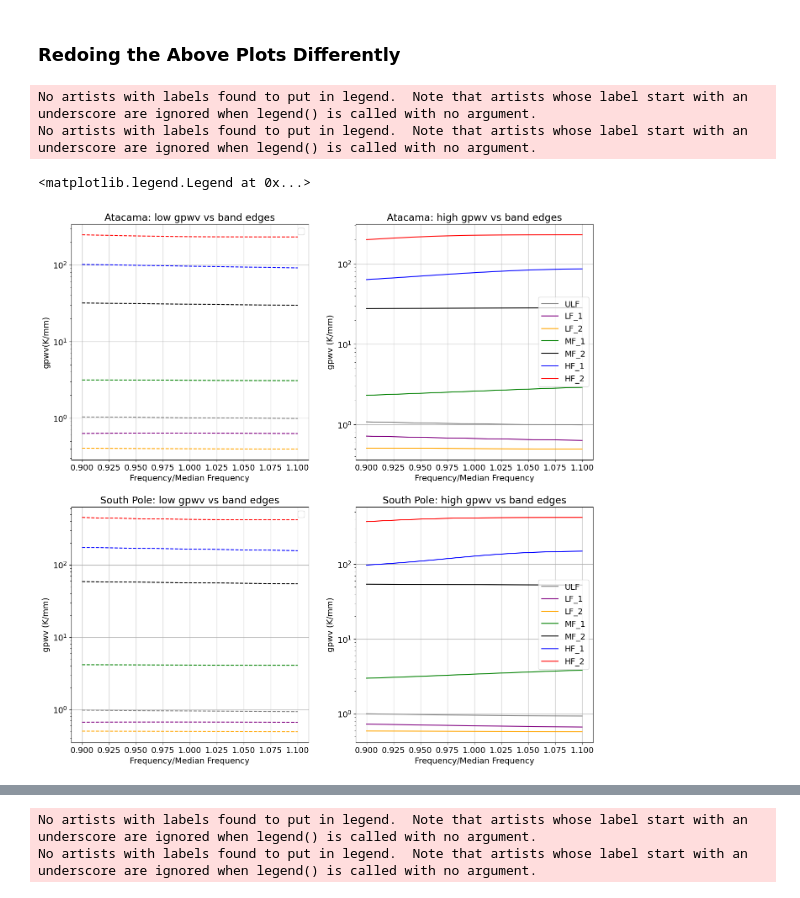
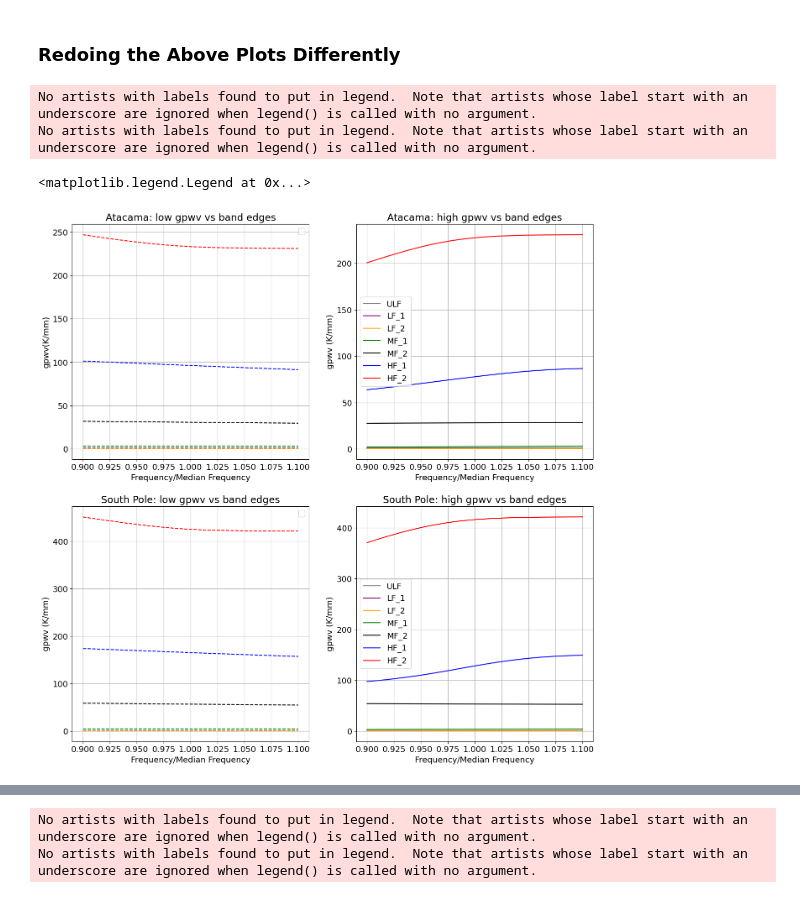
Before and after one commit to JohnRuhl/Atmos_pwv_flucts, a Jupyter notebook: Atmos_pwv_flucts.ipynb, the cells around one changed output, grey strips where cells are left out. Saved outputs shown, nothing was run; the diff lists cells and outputs as text; code cells hidden in the pictures.

```diff
--- a/Atmos_pwv_flucts.ipynb
+++ b/Atmos_pwv_flucts.ipynb
@@ -823,8 +823,8 @@ plt.grid()
 
 plt.subplot(2,1,2)
 for ch in chlist:
-    plt.plot(atacama_dict[900][ch]['highvec'], atacama_dict[900][ch]['gpwv_h'], color='red')
-    plt.plot(spole_dict[300][ch]['highvec'], spole_dict[300][ch]['gpwv_h'], color='pink')
+    plt.semilogy(atacama_dict[900][ch]['highvec'], atacama_dict[900][ch]['gpwv_h'], color='red')
+    plt.semilogy(spole_dict[300][ch]['highvec'], spole_dict[300][ch]['gpwv_h'], color='pink')
 plt.ylabel('gpwv_h')
 plt.xlabel('Frequency (GHz)')
 plt.grid()
@@ -924,7 +924,7 @@ bandarray=list(bandtype_dict.keys())
 plt.subplot(2,2,1)
 for ch in chlist:
     btype=bandtype_dict['LAT'][ch]
-    plt.semilogy(atacama_dict[900][ch]['lowvec']/np.median(atacama_dict[900][ch]['lowvec']), (atacama_dict[900][ch]['gpwv_l']), color=btype, linestyle='dashed')#, label=ch)
+    plt.plot(atacama_dict[900][ch]['lowvec']/np.median(atacama_dict[900][ch]['lowvec']), (atacama_dict[900][ch]['gpwv_l']), color=btype, linestyle='dashed')#, label=ch)
 plt.ylabel('gpwv(K/mm)')
 plt.xlabel('Frequency/Median Frequency')
 plt.title('Atacama: low gpwv vs band edges')
@@ -934,34 +934,34 @@ plt.legend()
 plt.subplot(2,2,2)
 for ch in chlist:
     btype=bandtype_dict['LAT'][ch]
-    plt.semilogy(atacama_dict[900][ch]['highvec']/np.median(atacama_dict[900][ch]['highvec']), (atacama_dict[900][ch]['gpwv_h']), color=btype, label=ch)
+    plt.plot(atacama_dict[900][ch]['highvec']/np.median(atacama_dict[900][ch]['highvec']), (atacama_dict[900][ch]['gpwv_h']), color=btype, label=ch)
 plt.ylabel('gpwv (K/mm)')
 plt.xlabel('Frequency/Median Frequency')
 plt.title('Atacama: high gpwv vs band edges')
 plt.grid()
 plt.legend()
 
 plt.subplot(2,2,3)
 for ch in chlist:
     btype=bandtype_dict['LAT'][ch]
-    plt.semilogy(spole_dict[300][ch]['lowvec']/np.median(spole_dict[300][ch]['lowvec']), (spole_dict[300][ch]['gpwv_l']), color=btype, linestyle='dashed')
+    plt.plot(spole_dict[300][ch]['lowvec']/np.median(spole_dict[300][ch]['lowvec']), (spole_dict[300][ch]['gpwv_l']), color=btype, linestyle='dashed')
 plt.ylabel('gpwv (K/mm)')
 plt.xlabel('Frequency/Median Frequency')
 plt.title('South Pole: low gpwv vs band edges')
 plt.grid()
 plt.legend()
 
 plt.subplot(2,2,4)
 for ch in chlist:
     btype=bandtype_dict['LAT'][ch]
-    plt.semilogy(spole_dict[300][ch]['highvec']/np.median(spole_dict[300][ch]['highvec']), (spole_dict[300][ch]['gpwv_h']), color=btype, label=ch)
+    plt.plot(spole_dict[300][ch]['highvec']/np.median(spole_dict[300][ch]['highvec']), (spole_dict[300][ch]['gpwv_h']), color=btype, label=ch)
 plt.ylabel('gpwv (K/mm)')
 plt.xlabel('Frequency/Median Frequency')
 plt.title('South Pole: high gpwv vs band edges')
 plt.grid()
 plt.legend()
 # %% [output]
 No artists with labels found to put in legend.  Note that artists whose label start with an underscore are ignored when legend() is called with no argument.
 No artists with labels found to put in legend.  Note that artists whose label start with an underscore are ignored when legend() is called with no argument.
 <matplotlib.legend.Legend at 0x...>
-[figure, old version]
+[figure, new version]
```
Also changed, not shown: parts of 2 cells of this notebook, 3 other files.
